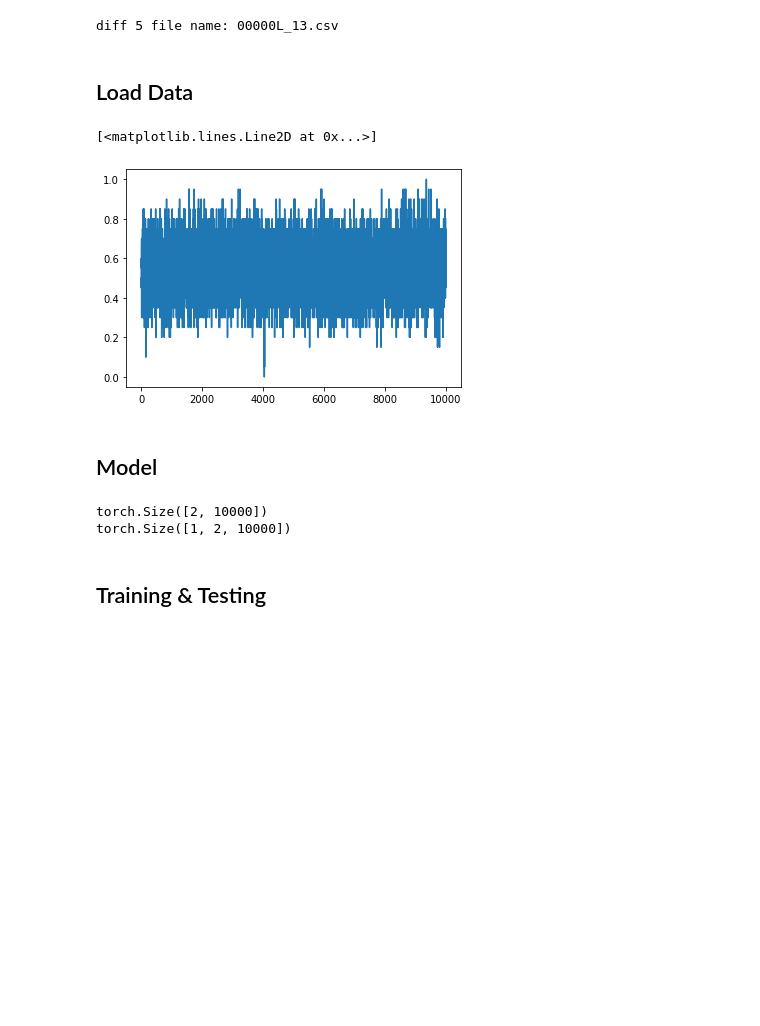
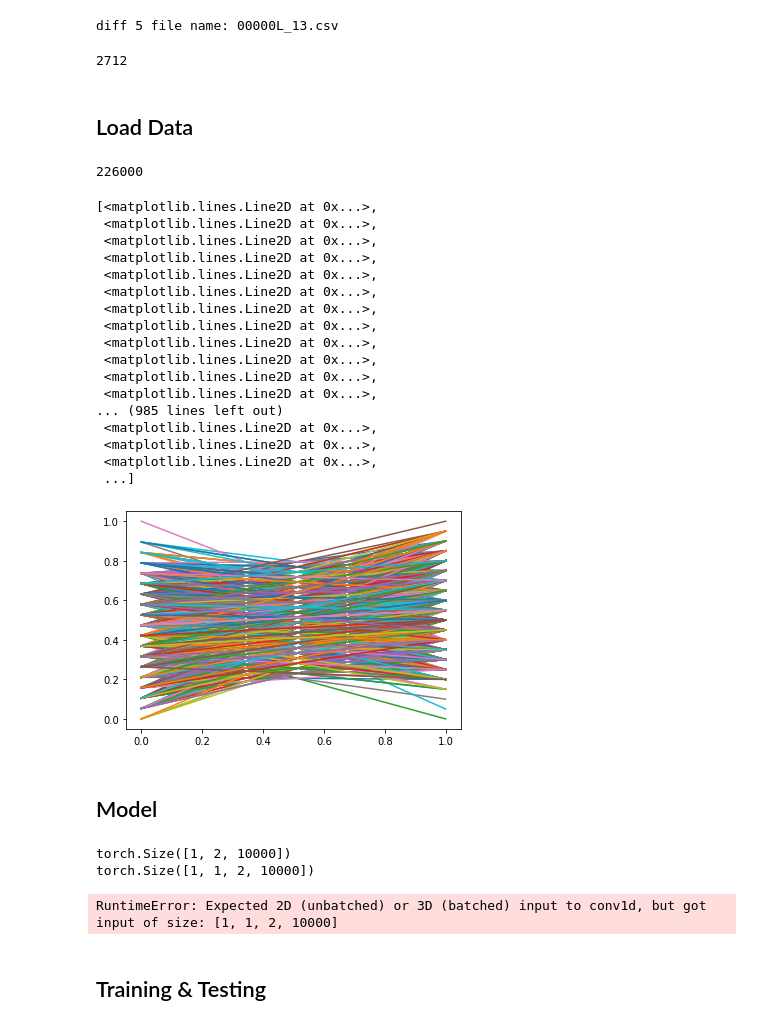
Before and after one commit to IQTLabs/RFClassification, a Jupyter notebook: RFUAV-Net .ipynb, the cells around one changed output. Cells and saved outputs as stored; diff of their text form; code cells hidden in the pictures; blank space fills up the shorter version.

```diff
--- a/RFUAV-Net .ipynb
+++ b/RFUAV-Net .ipynb
@@ -38,10 +36,14 @@ importlib.reload(nn_functions)
 # %%
 ## Import data -  Drone RF
 main_folder = '/home/kzhou/Data/DroneRF/'
-t_seg = 0.25 #ms
+t_seg = 20 #ms
 Xs_arr, ys_arr, y4s_arr, y10s_arr = load_dronerf_raw(main_folder, t_seg)
 # %% [output]
 diff 5 file name: 00000L_13.csv
+# %%
+len(Xs_arr)
+# %% [output]
+2712
 # %%
 ## check for nans in the data
 # tfall = np.isnan(y10s_arr)
@@ -50,11 +52,31 @@ diff 5 file name: 00000L_13.csv
 ## Load Data
 # %%
 dataset = DroneData(Xs_arr, y10s_arr)
+
+len(dataset)
+# %% [output]
+226000
-# %%
-plt.plot(dataset.__getitem__(40)[0][1].numpy())
-# %% [output]
-[<matplotlib.lines.Line2D at 0x...>]
-[figure, removed]
+# %%
+plt.plot(dataset.__getitem__(40)[0][0].numpy())
+# %% [output]
+[<matplotlib.lines.Line2D at 0x...>,
+ <matplotlib.lines.Line2D at 0x...>,
+ <matplotlib.lines.Line2D at 0x...>,
+ <matplotlib.lines.Line2D at 0x...>,
+ <matplotlib.lines.Line2D at 0x...>,
+ <matplotlib.lines.Line2D at 0x...>,
+ <matplotlib.lines.Line2D at 0x...>,
+ <matplotlib.lines.Line2D at 0x...>,
+ <matplotlib.lines.Line2D at 0x...>,
+ <matplotlib.lines.Line2D at 0x...>,
+ <matplotlib.lines.Line2D at 0x...>,
+ <matplotlib.lines.Line2D at 0x...>,
+... (985 lines left out)
+ <matplotlib.lines.Line2D at 0x...>,
+ <matplotlib.lines.Line2D at 0x...>,
+ <matplotlib.lines.Line2D at 0x...>,
+ ...]
+[figure, added]
 # %% [markdown]
 ## Model
 # %%
@@ -174,8 +196,9 @@ out = net(input1)
 # print(out.shape)
 # print(out)
 # %% [output]
-torch.Size([2, 10000])
 torch.Size([1, 2, 10000])
+torch.Size([1, 1, 2, 10000])
+RuntimeError: Expected 2D (unbatched) or 3D (batched) input to conv1d, but got input of size: [1, 1, 2, 10000]
 # %% [markdown]
 ## Training & Testing
 # %%
```
Also changed, not shown: parts of 3 cells of this notebook, 7 other files.
